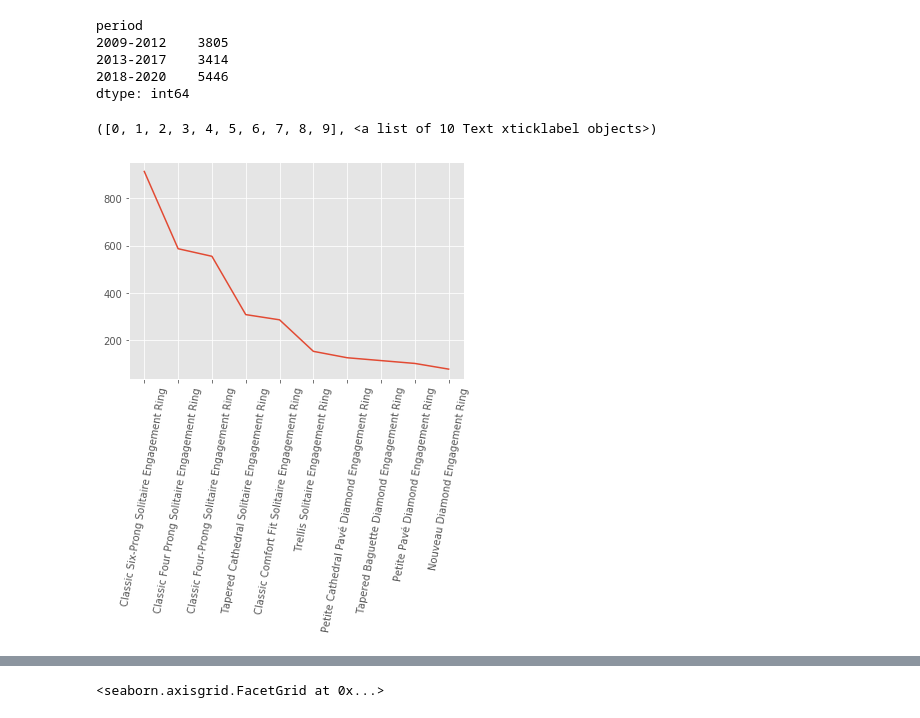
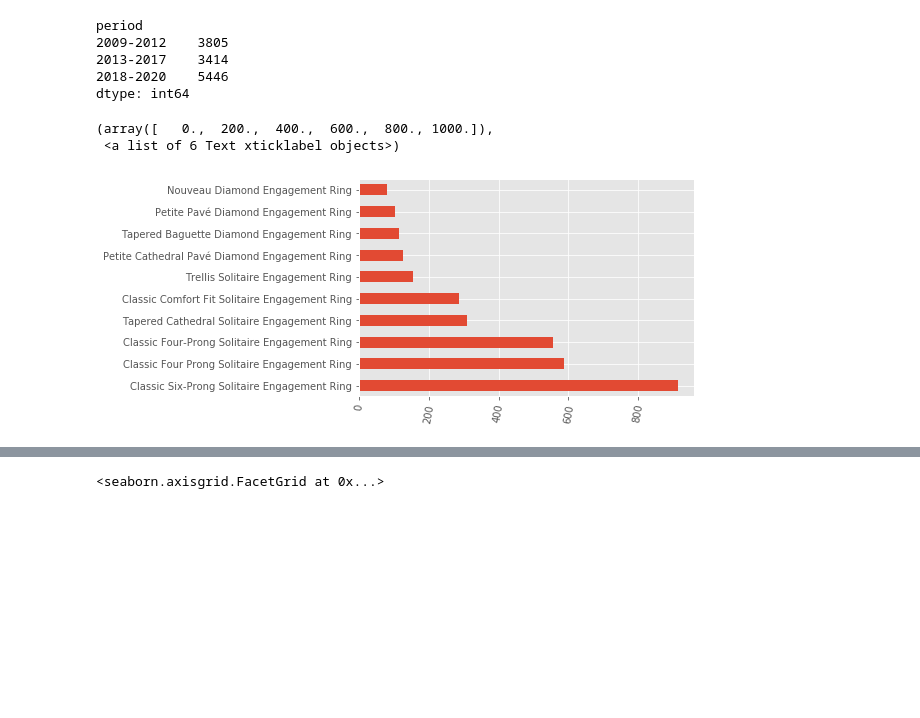
Before and after one commit to chuntao20/python_webscrap_project, a Jupyter notebook: BlueNile_data_analysis.ipynb, the cells around one changed output, grey strips where cells are left out. Drawn from its saved outputs; the diff is of its cells as text; code cells hidden in the pictures; blank space fills up the shorter version.

```diff
--- a/BlueNile_data_analysis.ipynb
+++ b/BlueNile_data_analysis.ipynb
@@ -490,12 +521,13 @@ period
 2018-2020    5446
 dtype: int64
 # %%
-year09_12['product_name'].value_counts().nlargest(10)
-plt.plot(year09_12['product_name'].value_counts().nlargest(10))
+p1 = year09_12['product_name'].value_counts().nlargest(10).index.tolist()
+year09_12['product_name'].value_counts().nlargest(10).plot(kind='barh')
 plt.xticks(rotation=80)
 # %% [output]
-([0, 1, 2, 3, 4, 5, 6, 7, 8, 9], <a list of 10 Text xticklabel objects>)
+(array([   0.,  200.,  400.,  600.,  800., 1000.]),
+ <a list of 6 Text xticklabel objects>)
-[figure, old version]
+[figure, new version]
 # %%
 style09_12 = year09_12['product_name'].value_counts().nlargest(10).index.tolist()
 popular09_12= year09_12[year09_12['product_name'].isin(style09_12)]
```
Also changed, not shown: parts of 27 cells of this notebook, 21 other files.
